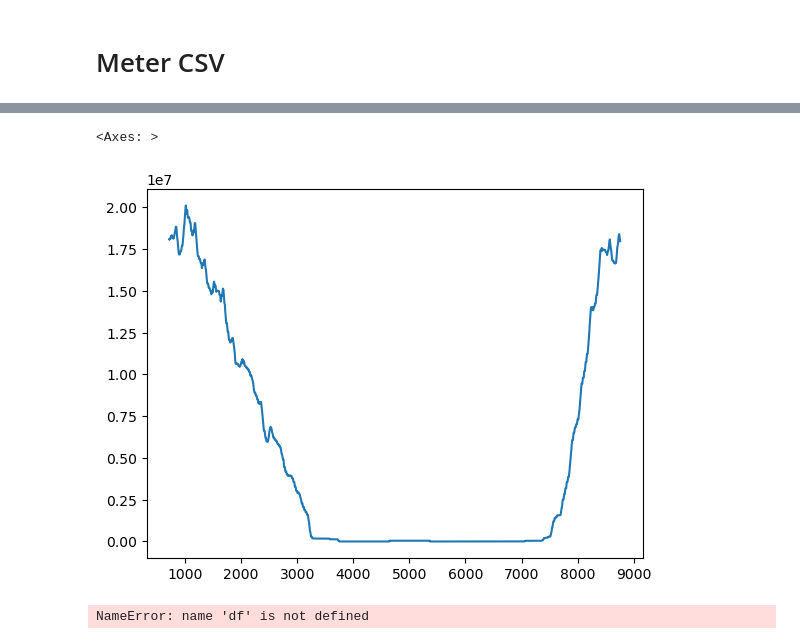
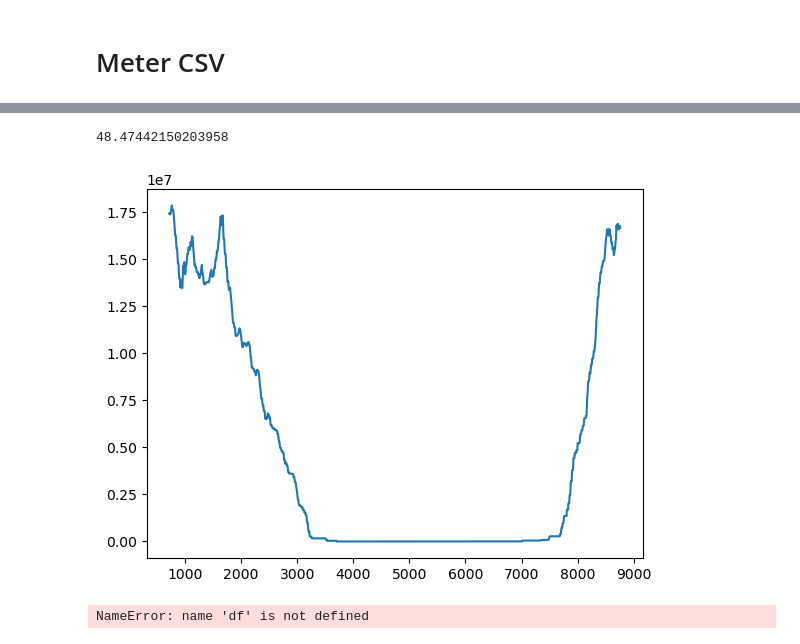
Before and after one commit to Lundkjaer/ClimAIte, a Jupyter notebook: EMS_work/post_processing.ipynb, the cells around one changed output, grey strips where cells are left out. Cells and saved outputs as stored; diff of their text form; code cells hidden in the pictures.

```diff
--- a/EMS_work/post_processing.ipynb
+++ b/EMS_work/post_processing.ipynb
@@ -125,3 +145,4 @@ same as above, for ease
 # Meter CSV
 # %%
 dfmeter = pd.read_csv(r"C:\Users\sebas\Documents\GitHub\ClimAIte\out\eplusmtr.csv")
+dfmeter = pd.read_csv(r"W:\Insync\GDrive\Main\TU Delft\Thesis\DRL runs\Building-InsuBASE-MassBASE\RL24hAllRNN\out\eplusmtr.csv")
@@ -128,8 +155,9 @@ dfmeter = pd.read_csv(r"C:\Users\sebas\Documents\GitHub\ClimAIte\out\eplusmtr.cs
 # %%
 dfmeter['DistrictHeating:Facility [J](TimeStep)'].rolling(720).mean().plot()
+dfmeter['DistrictHeating:Facility [J](TimeStep)'].sum() / 1_000_000_000
 # %% [output]
-<Axes: >
+48.47442150203958
-[figure, old version]
+[figure, new version]
 # %%
 import matplotlib.pyplot as plt
 
```
Also changed, not shown: parts of 38 cells of this notebook, 1 other file.
